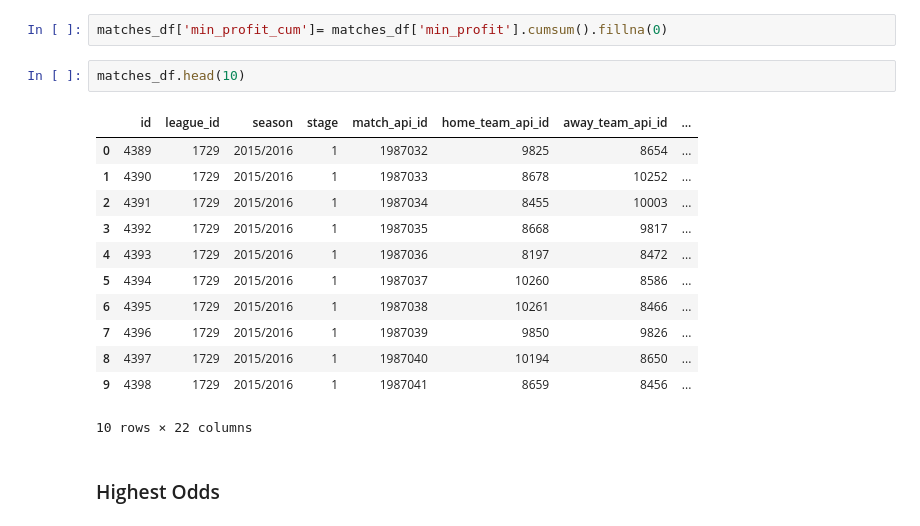
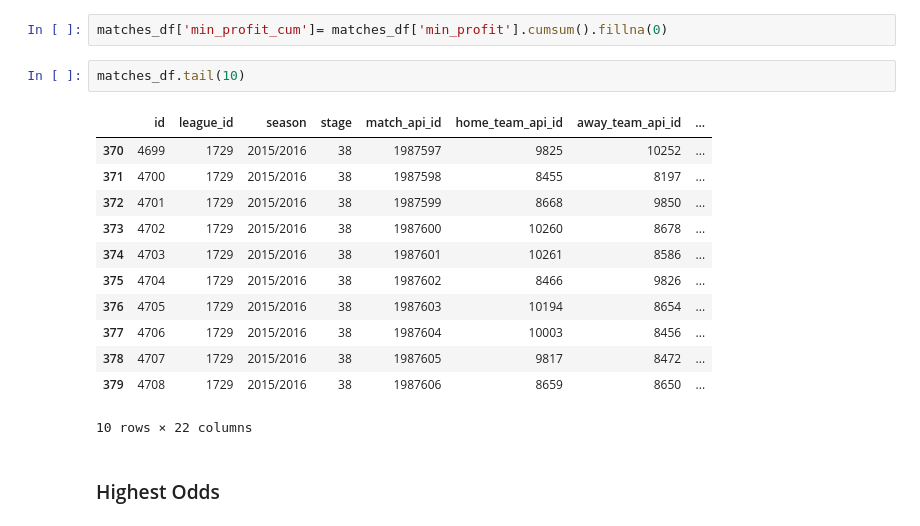
Before and after one commit to georgebrockman/beatthebookies, a Jupyter notebook: beatthebookies/notebooks/nico_explore.ipynb, the cells around one changed output. Cells and saved outputs as stored; diff of their text form.

```diff
--- a/beatthebookies/notebooks/nico_explore.ipynb
+++ b/beatthebookies/notebooks/nico_explore.ipynb
@@ -103,19 +103,19 @@ matches_df.loc[(matches_df[['LBH','LBD','LBA']].min(axis=1) == matches_df['LBD']
 # %%
 matches_df['min_profit_cum']= matches_df['min_profit'].cumsum().fillna(0)
 # %%
-matches_df.head(10)
+matches_df.tail(10)
 # %% [output]
 |  | id | league_id | season | stage | match_api_id | home_team_api_id | away_team_api_id | ... |
-| 0 | 4389 | 1729 | 2015/2016 | 1 | 1987032 | 9825 | 8654 | ... |
-| 1 | 4390 | 1729 | 2015/2016 | 1 | 1987033 | 8678 | 10252 | ... |
-| 2 | 4391 | 1729 | 2015/2016 | 1 | 1987034 | 8455 | 10003 | ... |
-| 3 | 4392 | 1729 | 2015/2016 | 1 | 1987035 | 8668 | 9817 | ... |
-| 4 | 4393 | 1729 | 2015/2016 | 1 | 1987036 | 8197 | 8472 | ... |
-| 5 | 4394 | 1729 | 2015/2016 | 1 | 1987037 | 10260 | 8586 | ... |
-| 6 | 4395 | 1729 | 2015/2016 | 1 | 1987038 | 10261 | 8466 | ... |
-| 7 | 4396 | 1729 | 2015/2016 | 1 | 1987039 | 9850 | 9826 | ... |
-| 8 | 4397 | 1729 | 2015/2016 | 1 | 1987040 | 10194 | 8650 | ... |
-| 9 | 4398 | 1729 | 2015/2016 | 1 | 1987041 | 8659 | 8456 | ... |
+| 370 | 4699 | 1729 | 2015/2016 | 38 | 1987597 | 9825 | 10252 | ... |
+| 371 | 4700 | 1729 | 2015/2016 | 38 | 1987598 | 8455 | 8197 | ... |
+| 372 | 4701 | 1729 | 2015/2016 | 38 | 1987599 | 8668 | 9850 | ... |
+| 373 | 4702 | 1729 | 2015/2016 | 38 | 1987600 | 10260 | 8678 | ... |
+| 374 | 4703 | 1729 | 2015/2016 | 38 | 1987601 | 10261 | 8586 | ... |
+| 375 | 4704 | 1729 | 2015/2016 | 38 | 1987602 | 8466 | 9826 | ... |
+| 376 | 4705 | 1729 | 2015/2016 | 38 | 1987603 | 10194 | 8654 | ... |
+| 377 | 4706 | 1729 | 2015/2016 | 38 | 1987604 | 10003 | 8456 | ... |
+| 378 | 4707 | 1729 | 2015/2016 | 38 | 1987605 | 9817 | 8472 | ... |
+| 379 | 4708 | 1729 | 2015/2016 | 38 | 1987606 | 8659 | 8650 | ... |
 10 rows × 22 columns
 # %% [markdown]
 ### Highest Odds
```
Also changed, not shown: 7 other files.
